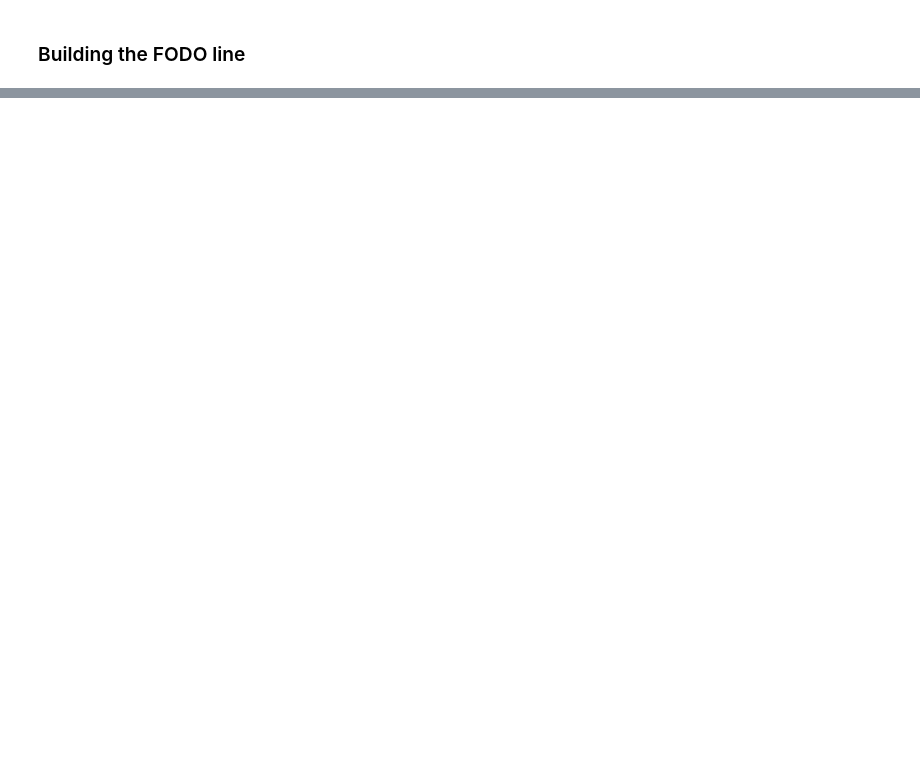
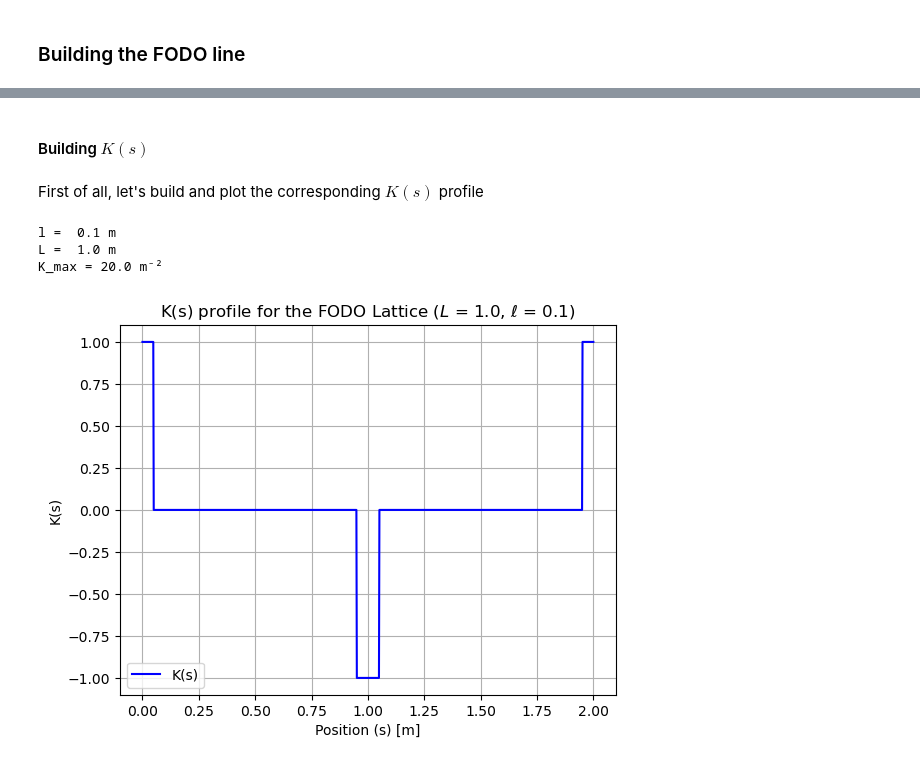
Before and after one commit to HenriqueWS11/fac-henrique, a Jupyter notebook: coding/initial_explorations/betatron_stability_fodo.ipynb, the cells around one changed output, grey strips where cells are left out. Drawn from its saved outputs; the diff is of its cells as text; code cells hidden in the pictures; blank space fills up the shorter version.

Commit message:
Updating fodo stability code

```diff
--- a/coding/initial_explorations/betatron_stability_fodo.ipynb
+++ b/coding/initial_explorations/betatron_stability_fodo.ipynb
@@ -67,0 +140,43 @@ plt.show()
+# %% [markdown]
+#### Building $K(s)$
+# %% [markdown]
+First of all, let's build and plot the corresponding $K(s)$ profile
+# %%
+l = 0.1 # [m]
+L = 1 # [m]
+
+K_max = 2 / (l * L)
+print('l = ', f'{l:.1f}', 'm', '\nL = ', f'{L:.1f}', 'm', '\nK_max =', K_max, 'm⁻²')
+
+K = 1
+
+s = np.linspace(0, 2*L, 1000)
+
+# Define the conditions for the piecewise function
+conditions = [
+    s < l/2,                            # Condition for the first 1/2 QF
+    (s >= l/2) & (s < L - l/2),         # Condition for the first drift
+    (s >= L - l/2) & (s < L + l/2),     # Condition for the QD
+    (s >= L + l/2) & (s < 2*L - l/2),   # Condition for the second drift
+    (s >= 2*L - l/2) & (s < 2*L + l/2)  # Condition for the second 1/2 QF
+]
+
+# Define the values for each segment
+functions = [K, 0, -K, 0, K]  # Assign K, 0, or -K based on the segment
+
+# Define K_array using np.piecewise
+K_array = np.piecewise(s, conditions, functions)
+
+# Plotting to visualize
+plt.plot(s, K_array, label="K(s)", color='b')
+plt.xlabel('Position (s) [m]')
+plt.ylabel('K(s)')
+plt.title(f'K(s) profile for the FODO Lattice ($L$ = {L:.1f}, $\ell$ = {l:.1f})')
+plt.grid(True)
+plt.legend()
+plt.show()
+# %% [output]
+l =  0.1 m
+L =  1.0 m
+K_max = 20.0 m⁻²
+[figure, added]
```
Also changed, not shown: parts of 13 cells of this notebook.
